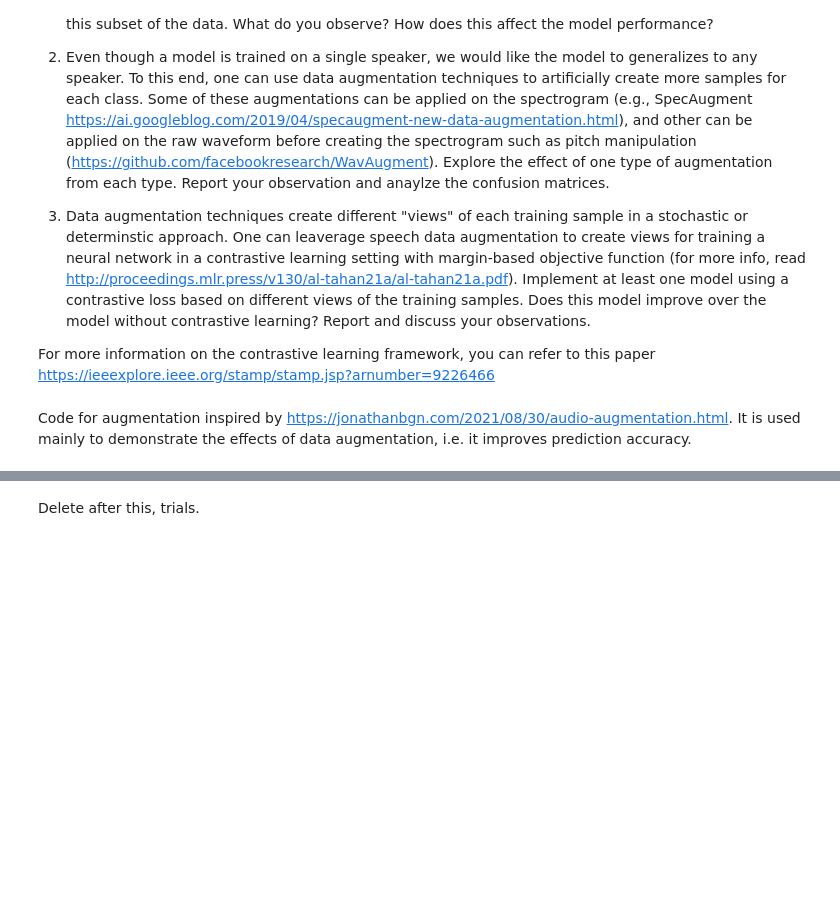
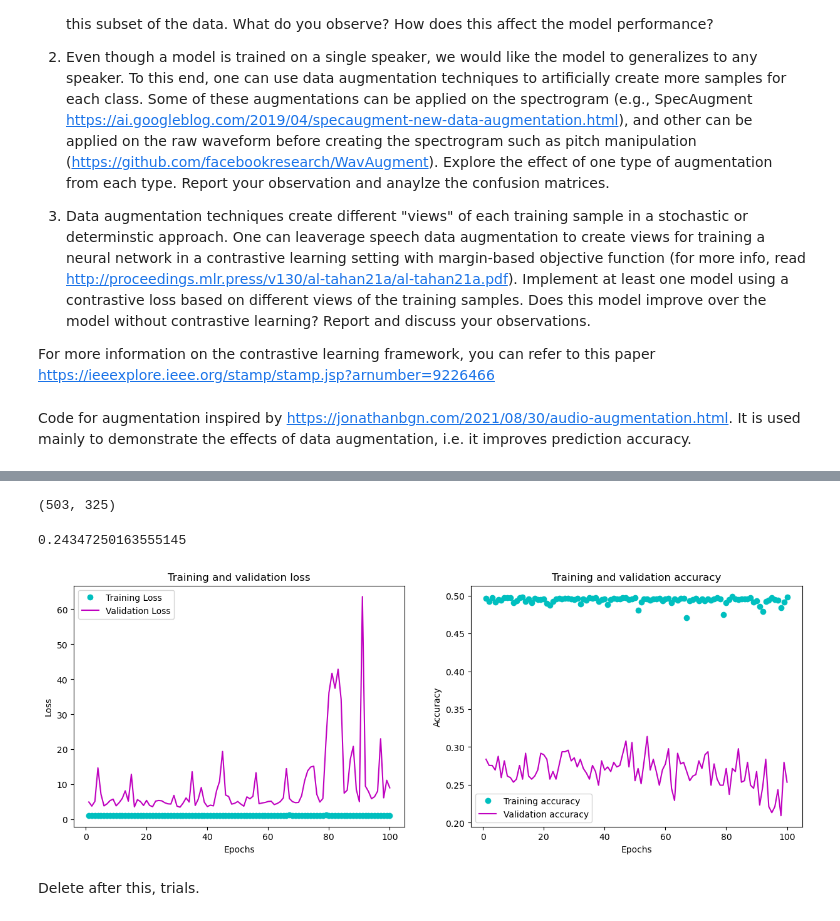
Before and after one commit to VitanovGeorgi/NNTI_project, a Jupyter notebook: spoken_digit_recognition_project.ipynb, the cells around one changed output, grey strips where cells are left out. Saved outputs shown, nothing was run; the diff lists cells and outputs as text; code cells hidden in the pictures; blank space fills up the shorter version.

```diff
--- a/spoken_digit_recognition_project.ipynb
+++ b/spoken_digit_recognition_project.ipynb
@@ -447,6 +930,6 @@ The advantage of adding layers, in depth, is that by increasing the number of la
 # %%
 # for CNN relu gives better results than tanh, in our case
-model_cnn = get_CNN([84, 84, 64, 32, 16], [5, 2, 2, 2, 2], ['relu', 'relu', 'relu', 'relu', 'relu'], 0.25, 2)
+model_cnn = get_CNN([train_X.shape[1], 84, 16], [5, 2, 2], ['relu', 'relu', 'relu'], 0.25, 2)
 # %%
 verbose, epochs, batch_size = 1, 100, 64
 # %%
@@ -693,7 +1202,7 @@ def add_white_noise(audio, var=1):
   white_noise = white_noise + (var**0.5)*torch.randn(audio.shape)
   return audio + white_noise
 # %%
-def augment_data(sdr_df, N=24):
+def augment_data(sdr_df, N=25):
   '''
     Will create new augmented data, but it will return it separately from the original data.
     Needs to be concatinated further. Also X_augmented is 2D, (#samples, length of samples),
@@ -744,4 +1253,4 @@ def augment_data(sdr_df, N=24):
 
   return X_train_augmented, X_dev_augmented, X_test_augmented, y_train_augmented, y_dev_augmented, y_test_augmented
 # %%
-X_train_augmented, X_dev_augmented, X_test_augmented, y_train_augmented, y_dev_augmented, y_test_augmented = augment_data(sdr_df, N=20)
+X_train_augmented, X_dev_augmented, X_test_augmented, y_train_augmented, y_dev_augmented, y_test_augmented = augment_data(sdr_df)
@@ -756,8 +1315,8 @@ X_train_augmented.shape, train_X.shape
 # %%
-X_train_concatenated = np.concatenate([X_train_augmented, train_X.reshape(X_train_augmented.shape[0], train_X.shape[1], 1)], axis=0)
-X_test_concatenated = np.concatenate([X_test_augmented, test_X.reshape(test_X.shape[0], test_X.shape[1], 1)], axis=0)
-X_dev_concatenated = np.concatenate([X_dev_augmented, dev_X.reshape(dev_X.shape[0], dev_X.shape[1], 1)], axis=0)
+X_train_concatenated = np.concatenate([X_train_augmented, X_train_concatenated], axis=0)
+X_test_concatenated = np.concatenate([X_test_augmented, X_test_concatenated], axis=0)
+X_dev_concatenated = np.concatenate([X_dev_augmented, X_dev_concatenated], axis=0)
 
-y_train_concatenated = np.concatenate([y_train_augmented, train_y], axis=0)
-y_test_concatenated = np.concatenate([y_test_augmented, test_y], axis=0)
-y_dev_concatenated = np.concatenate([y_dev_augmented, dev_y], axis=0)
+y_train_concatenated = np.concatenate([y_train_augmented, y_train_concatenated], axis=0)
+y_test_concatenated = np.concatenate([y_test_augmented, y_test_concatenated], axis=0)
+y_dev_concatenated = np.concatenate([y_dev_augmented, y_dev_concatenated], axis=0)
@@ -769,5 +1380,36 @@ history_augmented = model_cnn.fit(X_train_concatenated, encoded_train_augmented,
+# %%
+test_X.shape
+# %% [output]
+(503, 325)
 # %%
 _, accuracy_augmented = model_cnn.evaluate(X_test_concatenated, encoded_test_augmented, batch_size=batch_size, verbose=0)
+# %%
+accuracy_augmented
+# %% [output]
+0.24347250163555145
+# %%
+history_dict_cnn=history_augmented.history
+loss_values=history_dict_cnn['loss']
+acc_values=history_dict_cnn['acc']
+val_loss_values = history_dict_cnn['val_loss']
+val_acc_values=history_dict_cnn['val_acc']
+epoch=range(1,epochs + 1) # need an x-axis
+fig,(ax1,ax2)=plt.subplots(1,2,figsize=(15,5))
+ax1.plot(epoch,loss_values,'co',label='Training Loss')
+ax1.plot(epoch,val_loss_values,'m', label='Validation Loss')
+ax1.set_title('Training and validation loss')
+ax1.set_xlabel('Epochs')
+ax1.set_ylabel('Loss')
+ax1.legend()
+ax2.plot(epoch,acc_values,'co', label='Training accuracy')
+ax2.plot(epoch,val_acc_values,'m',label='Validation accuracy')
+ax2.set_title('Training and validation accuracy')
+ax2.set_xlabel('Epochs')
+ax2.set_ylabel('Accuracy')
+ax2.legend()
+plt.show()
+# %% [output]
+[figure, added]
 # %%
 dev_pred_cnn_encoded_augmented = model_cnn.predict(X_dev_concatenated).astype("int")
 # %%
```
Also changed, not shown: parts of 76 cells of this notebook, 7 other files.
